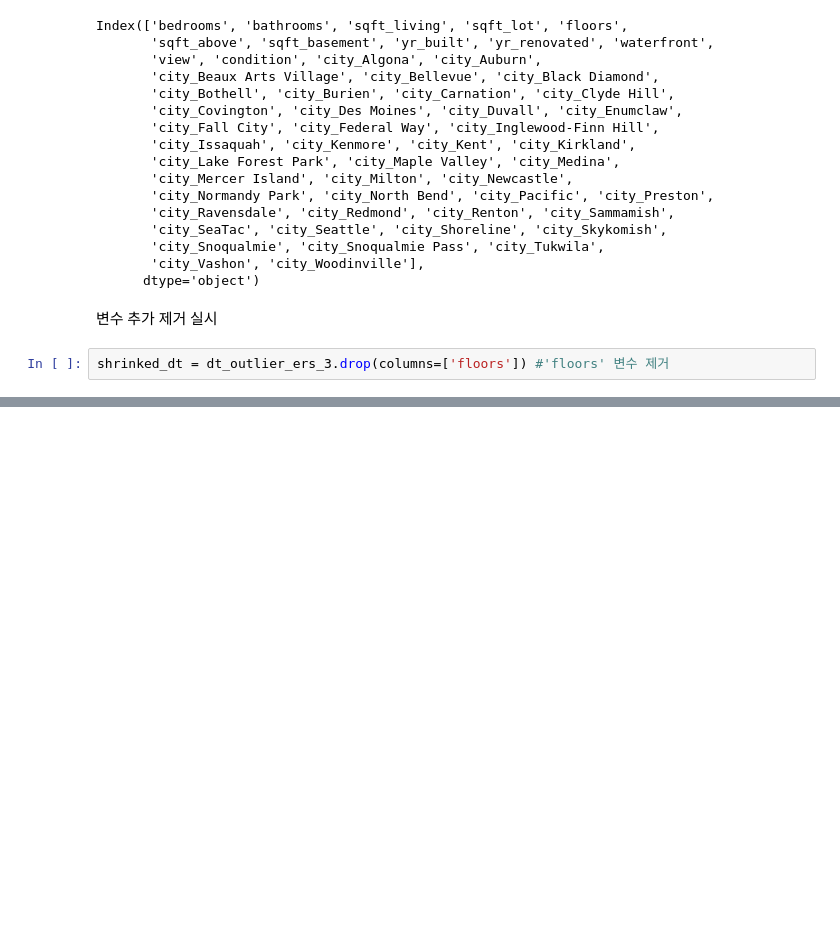
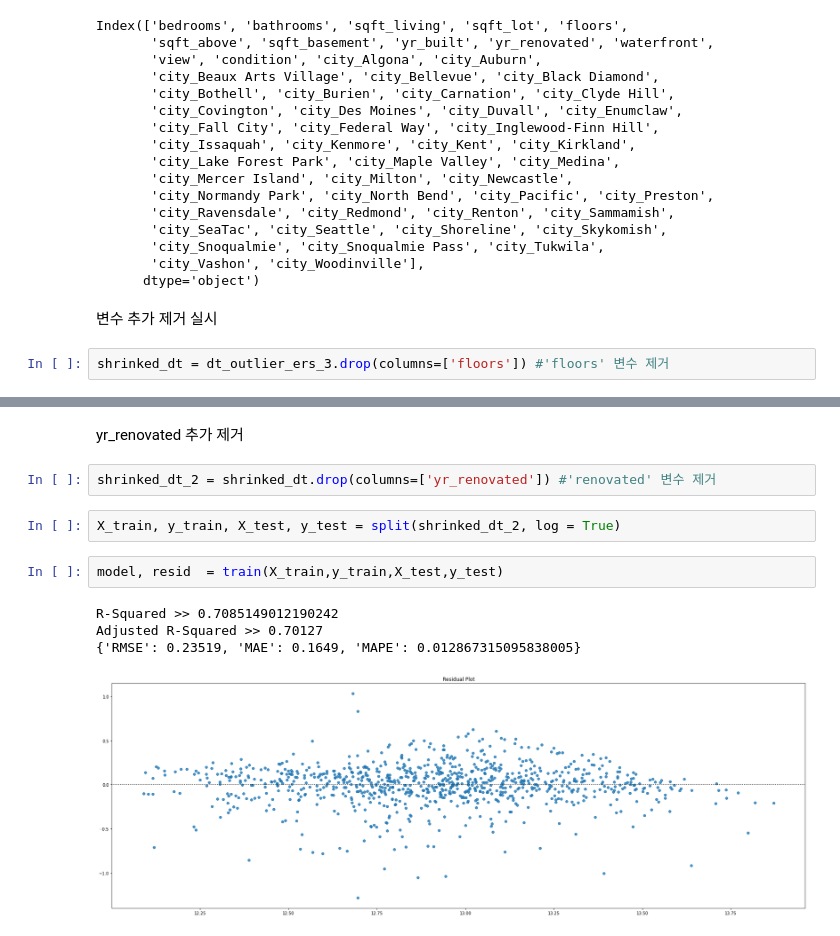
Before and after one commit to umkiyoung/MultivariateAnalysis, a Jupyter notebook: Assignments/Assignment_1/MLR.ipynb, the cells around one changed output, grey strips where cells are left out. Cells and saved outputs as stored; diff of their text form; blank space fills up the shorter version.

```diff
--- a/Assignments/Assignment_1/MLR.ipynb
+++ b/Assignments/Assignment_1/MLR.ipynb
@@ -773 +763,14 @@ Index(['bedrooms', 'bathrooms', 'sqft_living', 'sqft_lot', 'floors',
       dtype='object')
+# %% [markdown]
+yr_renovated 추가 제거
+# %%
+shrinked_dt_2 = shrinked_dt.drop(columns=['yr_renovated']) #'renovated' 변수 제거
+# %%
+X_train, y_train, X_test, y_test = split(shrinked_dt_2, log = True)
+# %%
+model, resid  = train(X_train,y_train,X_test,y_test)
+# %% [output]
+R-Squared >> 0.7085149012190242
+Adjusted R-Squared >> 0.70127
+{'RMSE': 0.23519, 'MAE': 0.1649, 'MAPE': 0.012867315095838005}
+[figure, added]
```
Also changed, not shown: parts of 34 cells of this notebook.
